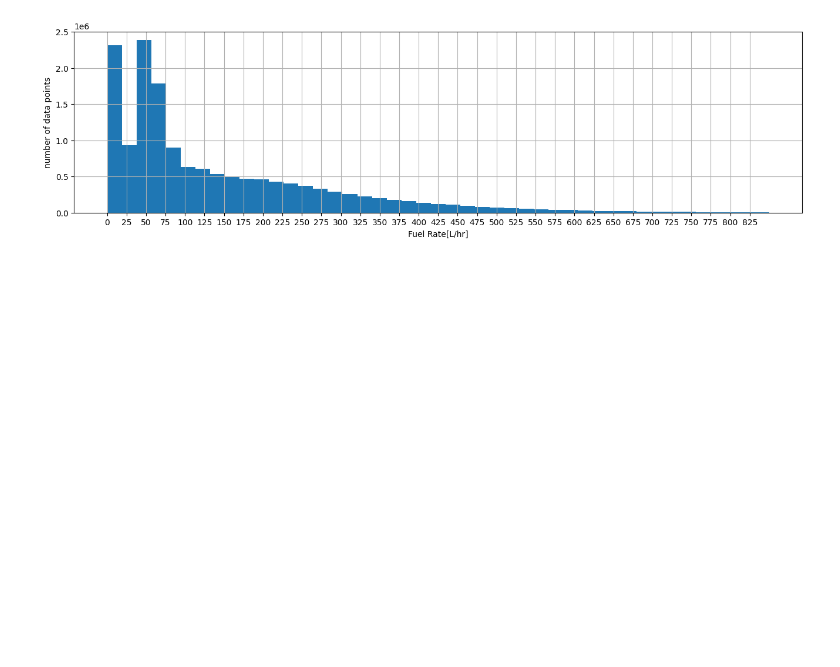
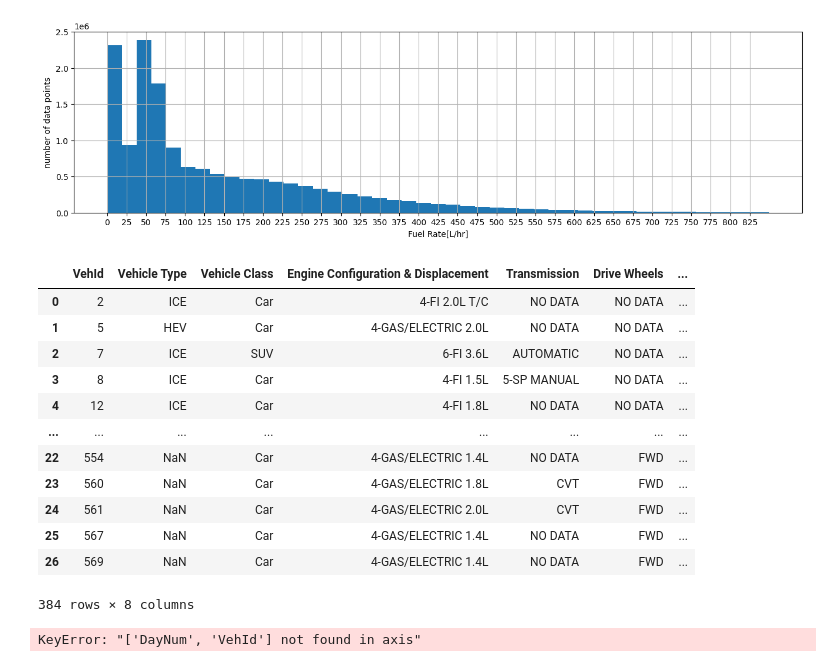
Before and after one commit to Ytgerr/Distributed-Trip-Level-Fual-Consumption-Forecasting, a Jupyter notebook: notebooks/data_view.ipynb, the cells around one changed output. Cells and saved outputs as stored; diff of their text form; code cells hidden in the pictures; blank space fills up the shorter version.

```diff
--- a/notebooks/data_view.ipynb
+++ b/notebooks/data_view.ipynb
@@ -168,3 +170,51 @@ plt.show()
 Fuel Rate Statistics
 mean: 142.7784528339437, std: 151.20139521012027
 [figure]
+# %%
+static_data = pd.concat(
+    [
+        pd.read_excel("../data/VED_Static_Data_ICE&HEV.xlsx"),
+        pd.read_excel("../data/VED_Static_Data_PHEV&EV.xlsx"),
+    ]
+)
+static_data
+# %% [output]
+|  | VehId | Vehicle Type | Vehicle Class | Engine Configuration & Displacement | Transmission | Drive Wheels | ... |
+| 0 | 2 | ICE | Car | 4-FI 2.0L T/C | NO DATA | NO DATA | ... |
+| 1 | 5 | HEV | Car | 4-GAS/ELECTRIC 2.0L | NO DATA | NO DATA | ... |
+| 2 | 7 | ICE | SUV | 6-FI 3.6L | AUTOMATIC | NO DATA | ... |
+| 3 | 8 | ICE | Car | 4-FI 1.5L | 5-SP MANUAL | NO DATA | ... |
+| 4 | 12 | ICE | Car | 4-FI 1.8L | NO DATA | NO DATA | ... |
+| ... | ... | ... | ... | ... | ... | ... | ... |
+| 22 | 554 | NaN | Car | 4-GAS/ELECTRIC 1.4L | NO DATA | FWD | ... |
+| 23 | 560 | NaN | Car | 4-GAS/ELECTRIC 1.8L | CVT | FWD | ... |
+| 24 | 561 | NaN | Car | 4-GAS/ELECTRIC 2.0L | CVT | FWD | ... |
+| 25 | 567 | NaN | Car | 4-GAS/ELECTRIC 1.4L | NO DATA | FWD | ... |
+| 26 | 569 | NaN | Car | 4-GAS/ELECTRIC 1.4L | NO DATA | FWD | ... |
+384 rows × 8 columns
+# %%
+data_folder = Path("../data")
+
+trips_df = None
+trips_list_df = None
+
+for weekly_trips_file in data_folder.glob("*.csv"):
+    df = pd.read_csv(weekly_trips_file)
+
+    trips = df.drop(["DayNum", "VehId"], axis=1)
+    trips_list = df[["Trip", "VehId", "DayNum"]].drop_duplicates()
+
+    if trips_df is None:
+        trips_df = trips
+    else:
+        trips_df = pd.concat([trips_df, trips])
+
+    if trips_list_df is None:
+        trips_list_df = trips_list
+    else:
+        trips_list_df = pd.concat([trips_list_df, trips_list])
+
+
+trips_df.head()
+# %% [output]
+KeyError: "['DayNum', 'VehId'] not found in axis"
```
Also changed, not shown: parts of 6 cells of this notebook, 10 other files.
